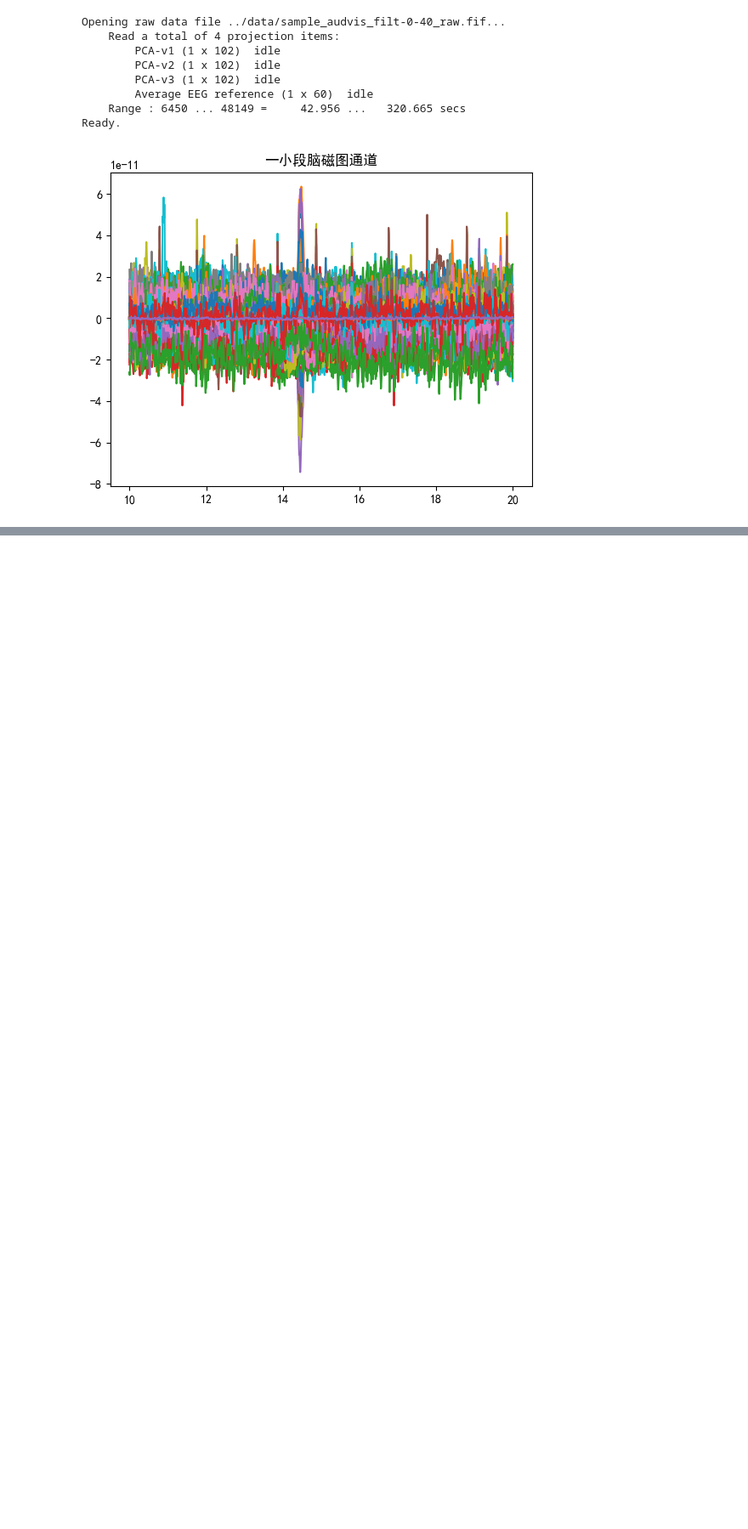
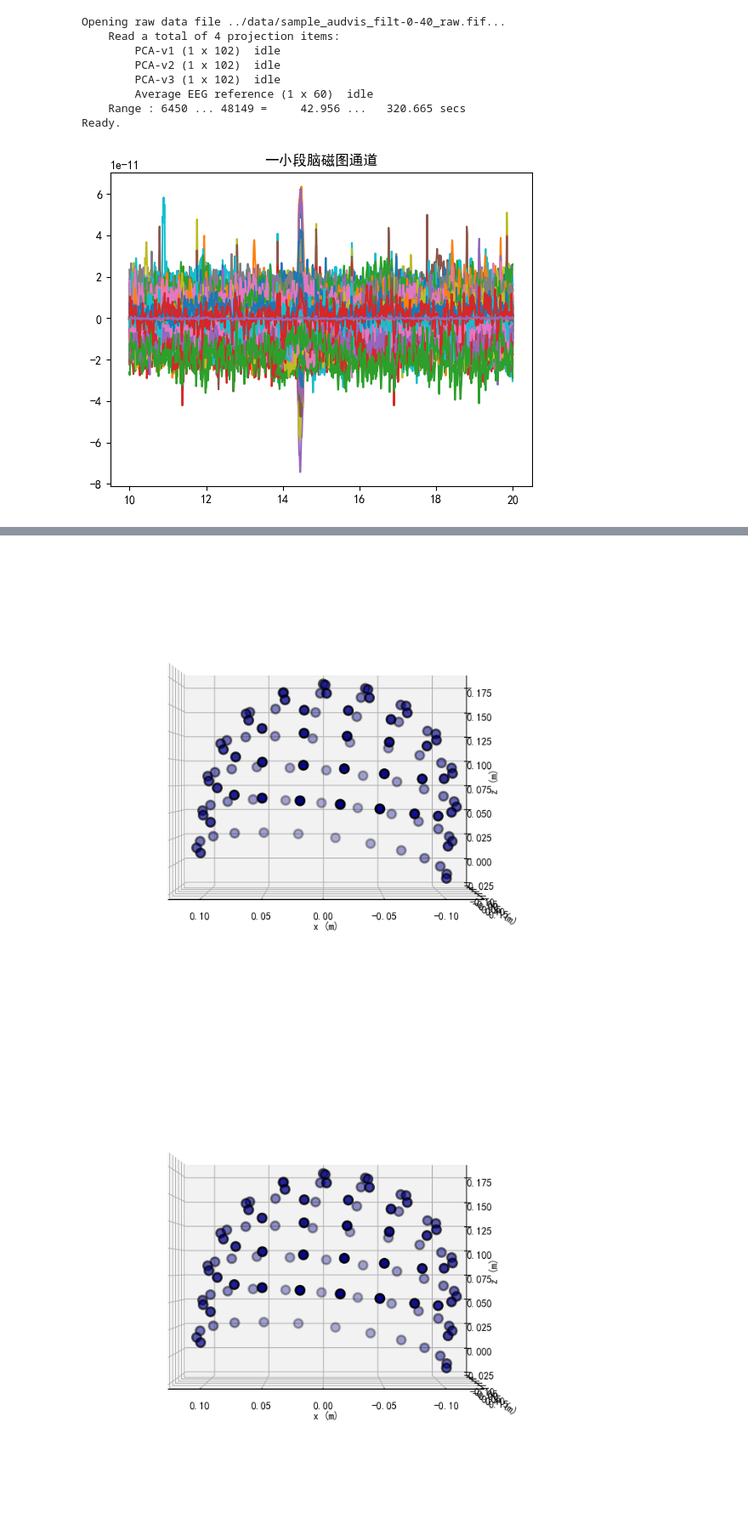
Before and after one commit to sanxiusanxiu/practice_mne_demo, a Jupyter notebook: notebooks/mne_tutorial01.ipynb, the cells around one changed output, grey strips where cells are left out. Shown at 85% size. Cells and saved outputs as stored; diff of their text form; code cells hidden in the pictures; blank space fills up the shorter version.

```diff
--- a/notebooks/mne_tutorial01.ipynb
+++ b/notebooks/mne_tutorial01.ipynb
@@ -73,0 +84,6 @@ plt.show()
+# %%
+# 102 个磁强计传感器在头盔曲面上的三维点云
+raw.plot_sensors(kind='3d', ch_type='mag')
+# %% [output]
+[figure, added]
+[figure, added]
```
Also changed, not shown: parts of 5 cells of this notebook, 1 other file.
